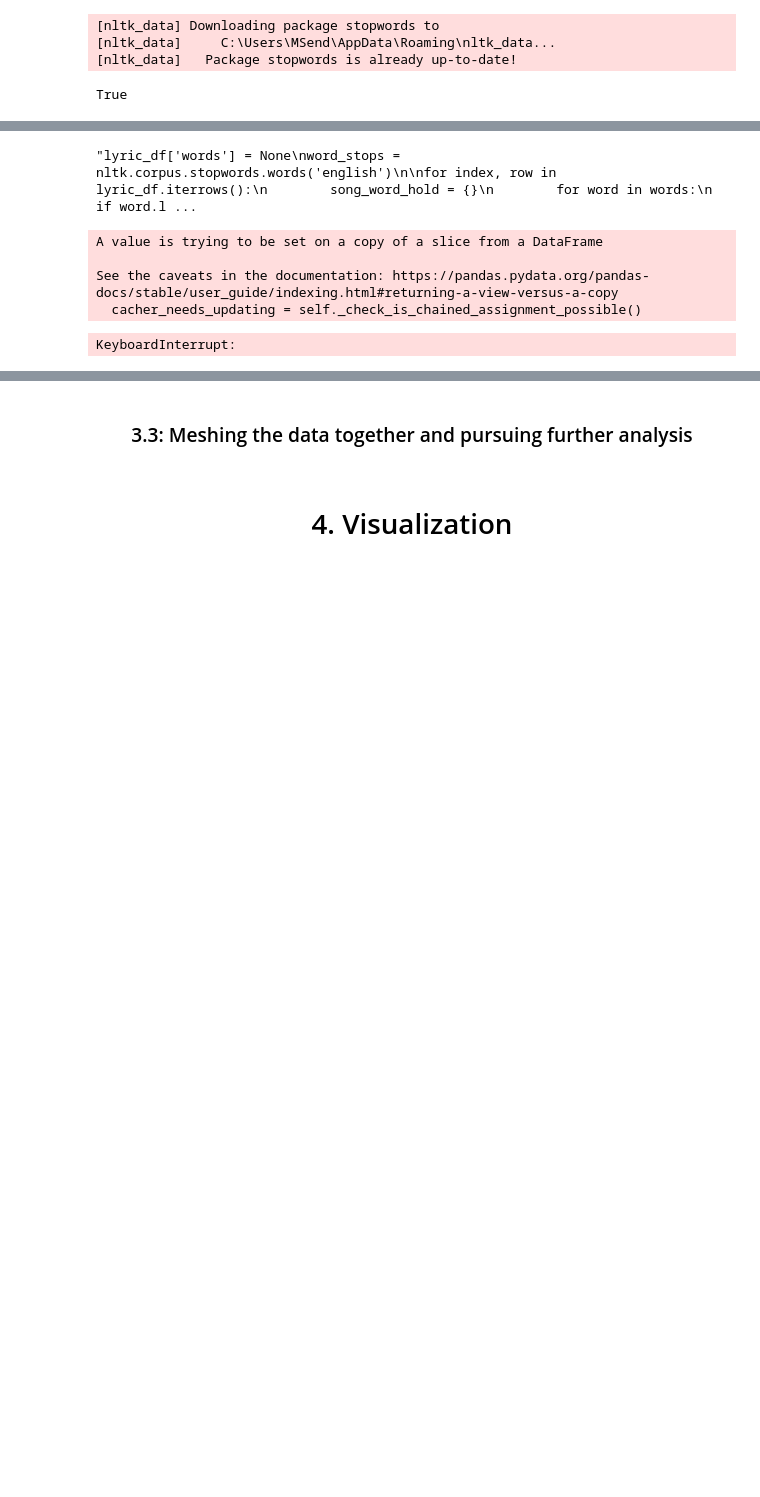
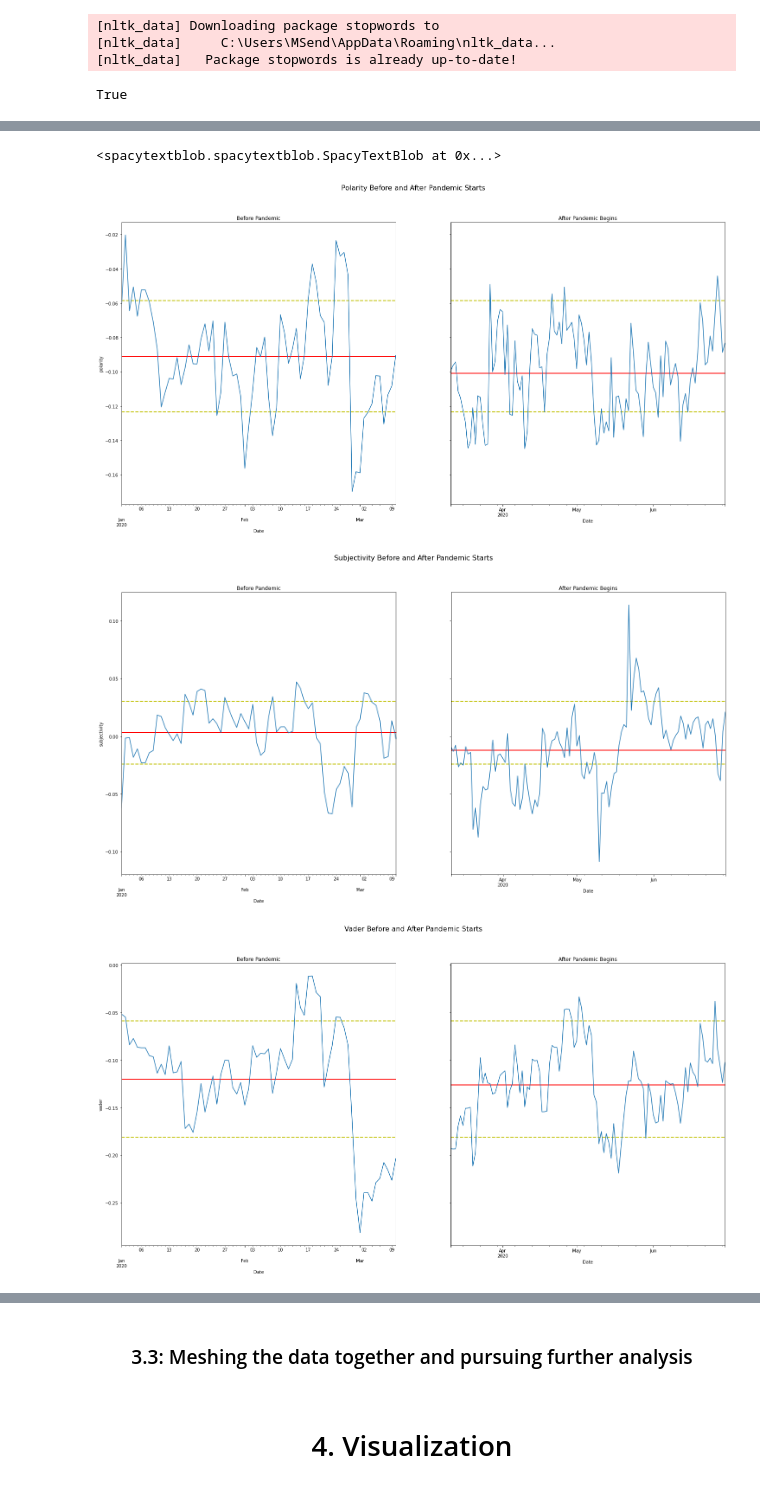
Before and after one commit to M-Sender/CS-Capstone, a Jupyter notebook: code/analysis.ipynb, the cells around one changed output, grey strips where cells are left out. Cells and saved outputs as stored; diff of their text form; code cells hidden in the pictures; blank space fills up the shorter version.

Commit message:
max_> analysis

```diff
--- a/code/analysis.ipynb
+++ b/code/analysis.ipynb
@@ -152,19 +153,21 @@ We break down our data analysis into 3 parts:
 <center><h3>3.1: Analysis and Representation of Provided Metrics</h3></center>
 # %%
 #Code for plotting graphs and metrics
-def createMetricComparison(metricName): #change to zscore // streams per week (look)
+def createMetricComparison(metricName,dataFrame): #change to zscore // streams per week (look)
     fig, ax = plt.subplots(1,2,figsize=(25,12), sharey=True, sharex=False)
-    title = metricName + ' Before and After Pandemic Starts'
+    title = metricName[0].upper()+ metricName[1:] + ' Before and After Pandemic Begins'
     fig.suptitle(title,fontsize=16)
 
 
 
-    #holder_df[holder_df['country']== 'USA'].plot.scatter(x='date',y='danceability', c='liveness',ax=ax)
+    #full_lyr[full_lyr['country']== 'USA'].plot.scatter(x='date',y='danceability', c='liveness',ax=ax)
     #group by dates, get scores for each in terms of danceability and apply weight, then sum, them plot
     #convert zscore =
-    holder_df[metricName] = (holder_df[metricName] - holder_df[metricName].mean())/holder_df[metricName].std()
-    pre_pandemic = holder_df[(holder_df['date']<=f('03/10/2020'))] #  & (holder_df['date'].dt.day % 7 == 0)
-    pandemic = holder_df[(holder_df['date']>f('03/10/2020'))] # & (holder_df['date'].dt.day % 7 == 0)
+
+    std_df = dataFrame[(dataFrame['date']<=f('03/10/2020')) & (dataFrame['date']>f('03/10/2020'))]
+    dataFrame[metricName] = (dataFrame[metricName] - dataFrame[metricName].mean())/dataFrame[metricName].std()
+    pre_pandemic = dataFrame[(dataFrame['date']<=f('03/10/2020'))] #  & (holder_df['date'].dt.day % 7 == 0)
+    pandemic = dataFrame[(dataFrame['date']>f('03/10/2020'))] # & (holder_df['date'].dt.day % 7 == 0)
     pre_pandemic = pre_pandemic[pre_pandemic['country']=='USA']
     pandemic = pandemic[pandemic['country']=='USA']
 
@@ -239,24 +229,3 @@ pre_pandemic_lyr = working_df[(working_df['date']<=f('03/10/2020'))]# & (holder_
 pandemic_lyr = working_df[(working_df['date']>f('03/10/2020'))]# & (holder_df['date'].dt.day % 7 == 0)]
 full_lyr = pd.merge(pre_pandemic_lyr,pandemic_lyr,how='outer')
 full_lyr = pd.merge(full_lyr,lyric_df,how='inner',on='uri')
-full_lyr['lyric'] = full_lyr['lyric'].apply(lambda x: x.lower().replace('\n',' ').replace('\r',' ').replace('\t',' '))
-full_lyr['words'] = full_lyr['lyric'].apply(lambda x: x.split())
-# %%
-#Using the lyric_df, we can generate a list of words and their frequencies for each song.
-#We should make new df with song and then list as well as each weeks collective for analysis
-'''lyric_df['words'] = None
-word_stops = nltk.corpus.stopwords.words('english')
-
-for index, row in lyric_df.iterrows():
-        song_word_hold = {}
-        for word in words:
-            if word.lower() in song_word_hold:
-                song_word_hold[word.lower()] += 1
-            else:
-                song_word_hold[word.lower()] = 1
-        lyric_df.loc[index]['words'] = list(song_word_hold.items())
-lyric_df.head()'''
-#for each song, get the lyrics, split into words, and count the frequency of each word.
-#each song from the top 100 will be analyzed per week
-# %% [output]
-"lyric_df['words'] = None\nword_stops = nltk.corpus.stopwords.words('english')\n\nfor index, row in lyric_df.iterrows():\n        song_word_hold = {}\n        for word in words:\n            if word.l ...
@@ -269,16 +232,13 @@ full_lyr.groupby('date').words.apply(sum).reset_index()
-# %%
-#Now we can create a function to create a list of words and their frequencies for each date.
-full_lyr['words'] = None
-word_stops = nltk.corpus.stopwords.words('english')
-
-extended_stop = ["im", "like", "oh", "yeah", "know", "la", "ill", "dont", "da"]
-for index, row in full_lyr.iterrows():
-        freq_list = list(itertools.chain.from_iterable(row['words']))
-        freq_list = [word for word in freq_list if word not in word_stops and word not in extended_stop]
-        full_lyr.loc[index]['words'] = freq_list
-# %% [output]
-A value is trying to be set on a copy of a slice from a DataFrame
-
-See the caveats in the documentation: https://pandas.pydata.org/pandas-docs/stable/user_guide/indexing.html#returning-a-view-versus-a-copy
-  cacher_needs_updating = self._check_is_chained_assignment_possible()
-KeyboardInterrupt:
+# %%
+from spacytextblob.spacytextblob import SpacyTextBlob
+nlp = spacy.load('en_core_web_sm')
+nlp.add_pipe('spacytextblob')
+# %% [output]
+<spacytextblob.spacytextblob.SpacyTextBlob at 0x...>
+# %%
+for i in ['polarity','subjectivity','vader','vader_pos','vader_neg','vader_neut','sentiment']:
+    createMetricComparison(i,full_lyr)
+# %% [output]
+[figure, added]
+[figure, added]
+[figure, added]
```
Also changed, not shown: parts of 8 cells of this notebook, 2 other files.
